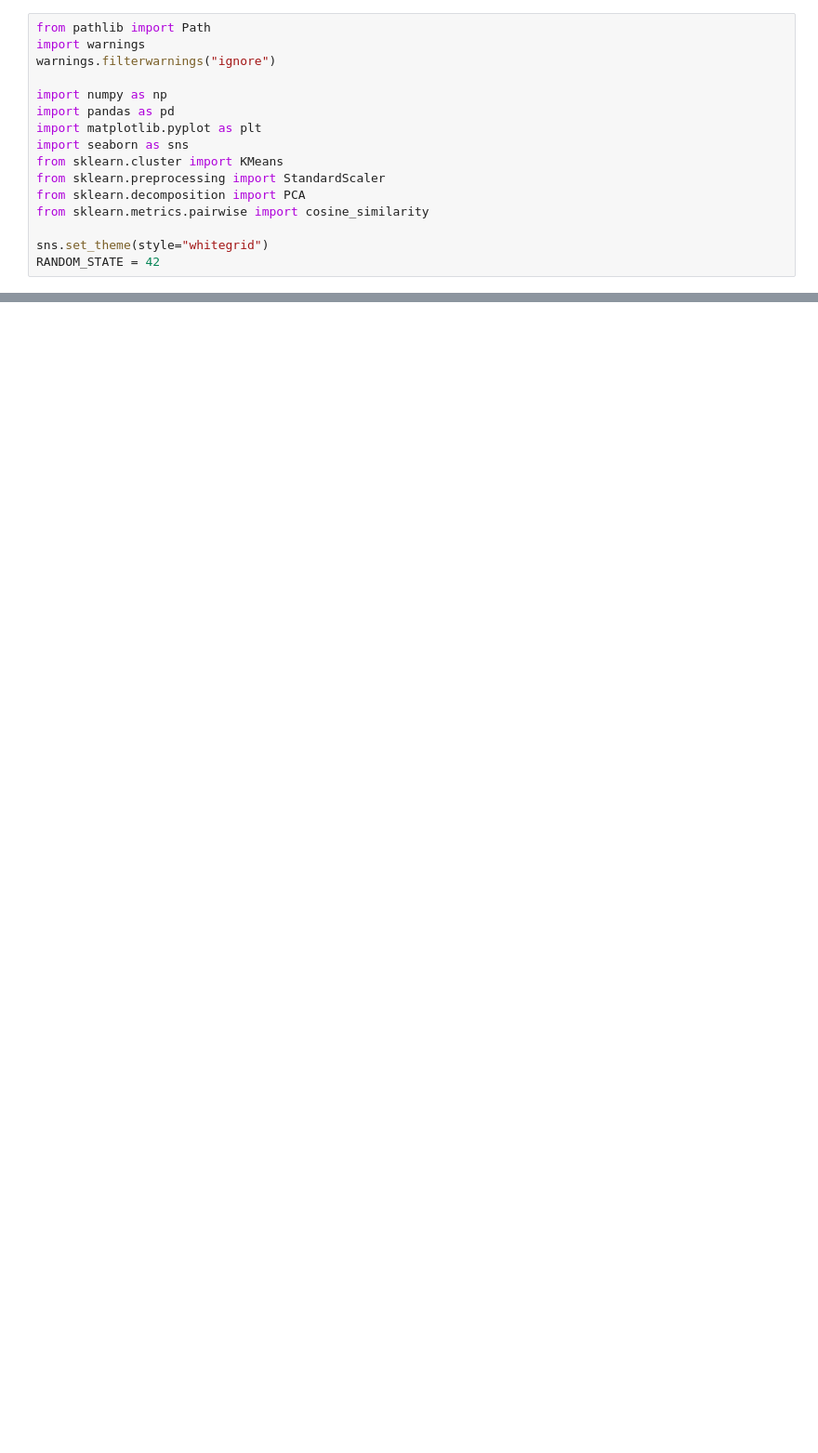
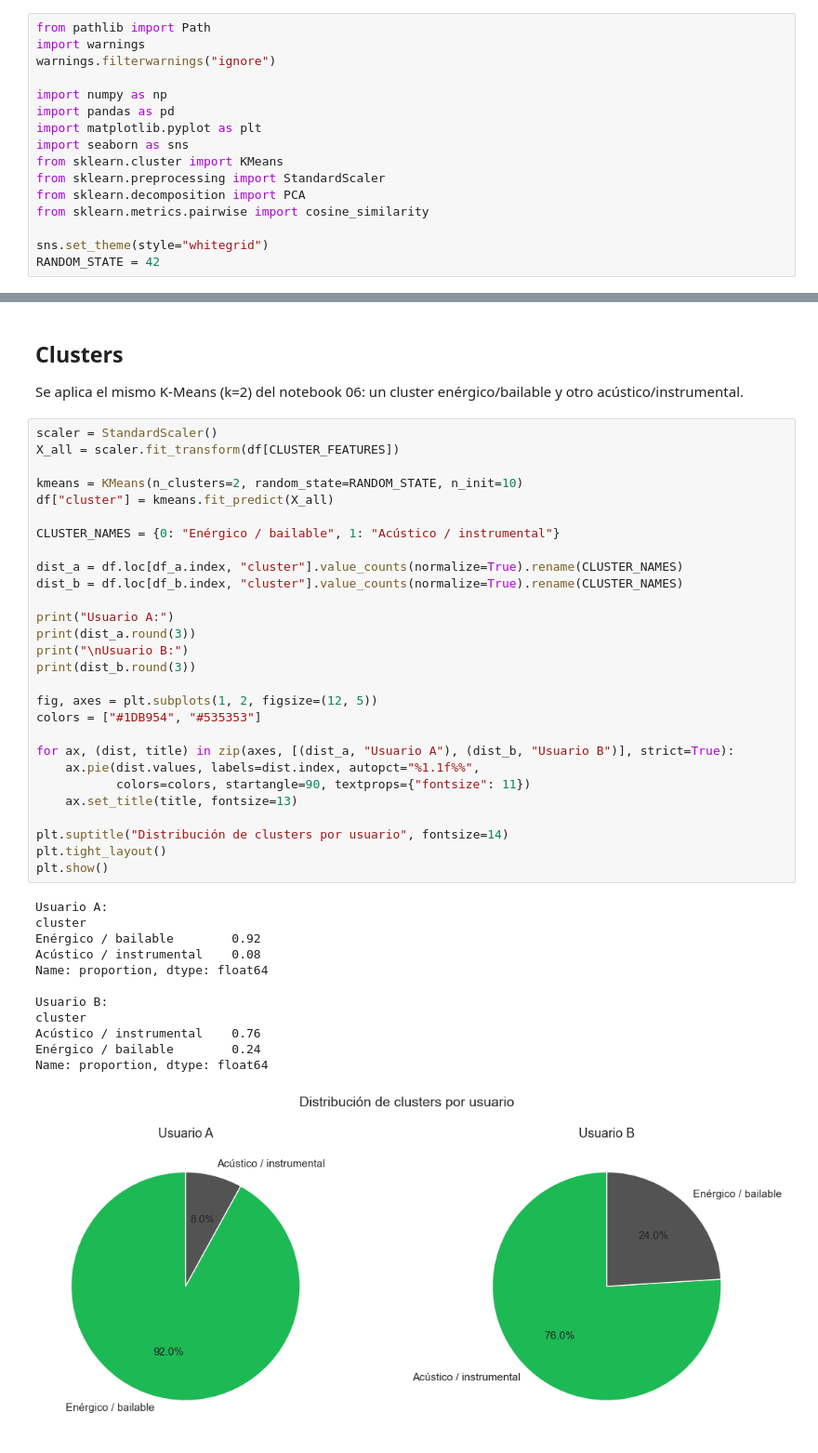
Before and after one commit to fidelMB/proyecto-ia-tc3002b, a Jupyter notebook: user_compatibility/user_musical_compatibility.ipynb, the cells around one changed output, grey strips where cells are left out. Shown at 93% size. Drawn from its saved outputs; the diff is of its cells as text; blank space fills up the shorter version.

```diff
--- a/user_compatibility/user_musical_compatibility.ipynb
+++ b/user_compatibility/user_musical_compatibility.ipynb
@@ -453,0 +135,46 @@ Illustrative code - see the comments above for real API integration.
+# %% [markdown]
+## Clusters
+
+Se aplica el mismo K-Means (k=2) del notebook 06: un cluster enérgico/bailable
+y otro acústico/instrumental.
+# %%
+scaler = StandardScaler()
+X_all = scaler.fit_transform(df[CLUSTER_FEATURES])
+
+kmeans = KMeans(n_clusters=2, random_state=RANDOM_STATE, n_init=10)
+df["cluster"] = kmeans.fit_predict(X_all)
+
+CLUSTER_NAMES = {0: "Enérgico / bailable", 1: "Acústico / instrumental"}
+
+dist_a = df.loc[df_a.index, "cluster"].value_counts(normalize=True).rename(CLUSTER_NAMES)
+dist_b = df.loc[df_b.index, "cluster"].value_counts(normalize=True).rename(CLUSTER_NAMES)
+
+print("Usuario A:")
+print(dist_a.round(3))
+print("\nUsuario B:")
+print(dist_b.round(3))
+
+fig, axes = plt.subplots(1, 2, figsize=(12, 5))
+colors = ["#1DB954", "#535353"]
+
+for ax, (dist, title) in zip(axes, [(dist_a, "Usuario A"), (dist_b, "Usuario B")], strict=True):
+    ax.pie(dist.values, labels=dist.index, autopct="%1.1f%%",
+           colors=colors, startangle=90, textprops={"fontsize": 11})
+    ax.set_title(title, fontsize=13)
+
+plt.suptitle("Distribución de clusters por usuario", fontsize=14)
+plt.tight_layout()
+plt.show()
+# %% [output]
+Usuario A:
+cluster
+Enérgico / bailable        0.92
+Acústico / instrumental    0.08
+Name: proportion, dtype: float64
+
+Usuario B:
+cluster
+Acústico / instrumental    0.76
+Enérgico / bailable        0.24
+Name: proportion, dtype: float64
+[figure, added]
```
Also changed, not shown: parts of 38 cells of this notebook.
